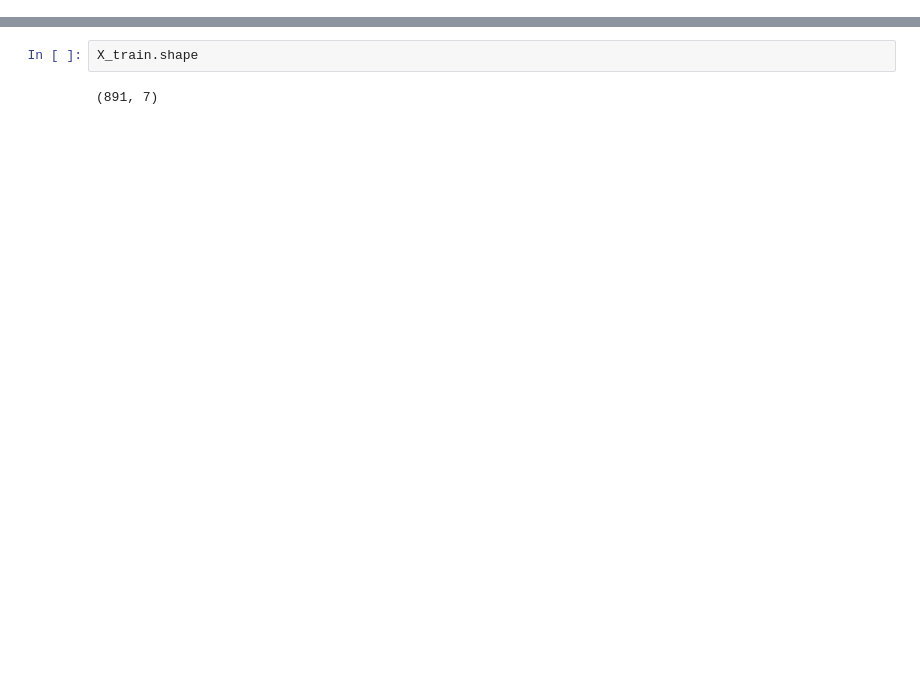
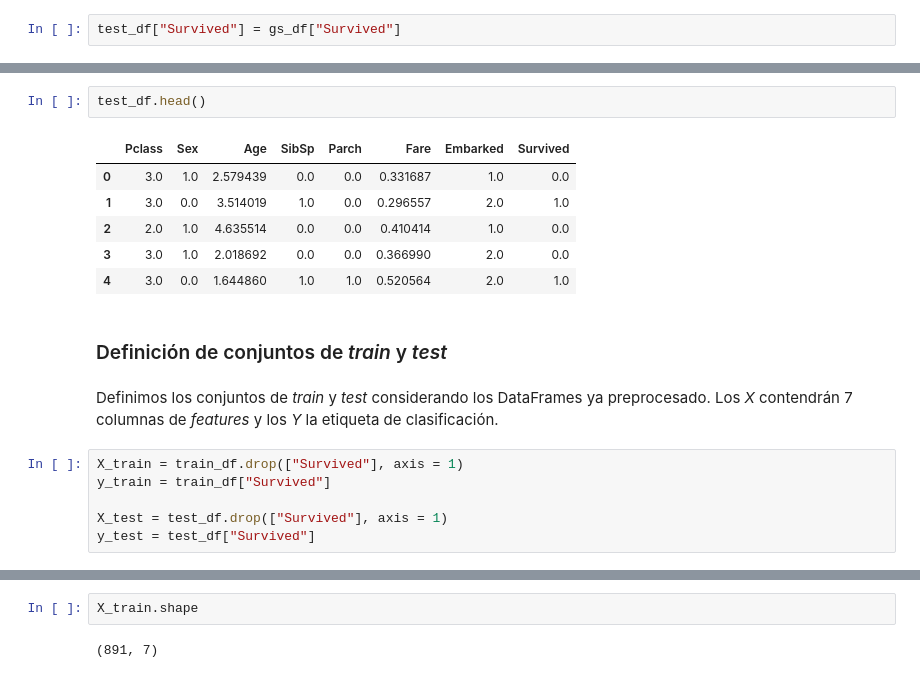
Before and after one commit to maticlein/lab1_MLA_perceptron_multicapa, a Jupyter notebook: notebooks/lab1.ipynb, the cells around one changed output, grey strips where cells are left out. Saved outputs shown, nothing was run; the diff lists cells and outputs as text; blank space fills up the shorter version.

```diff
--- a/notebooks/lab1.ipynb
+++ b/notebooks/lab1.ipynb
@@ -118,0 +29,2 @@ y_test = gs["Survived"]
+# %%
+test_df["Survived"] = gs_df["Survived"]
@@ -119,3 +180,22 @@ y_test = gs["Survived"]
+# %%
+test_df.head()
+# %% [output]
+|  | Pclass | Sex | Age | SibSp | Parch | Fare | Embarked | Survived |
+| 0 | 3.0 | 1.0 | 2.579439 | 0.0 | 0.0 | 0.331687 | 1.0 | 0.0 |
+| 1 | 3.0 | 0.0 | 3.514019 | 1.0 | 0.0 | 0.296557 | 2.0 | 1.0 |
+| 2 | 2.0 | 1.0 | 4.635514 | 0.0 | 0.0 | 0.410414 | 1.0 | 0.0 |
+| 3 | 3.0 | 1.0 | 2.018692 | 0.0 | 0.0 | 0.366990 | 2.0 | 0.0 |
+| 4 | 3.0 | 0.0 | 1.644860 | 1.0 | 1.0 | 0.520564 | 2.0 | 1.0 |
+# %% [markdown]
+### Definición de conjuntos de *train* y *test*
+# %% [markdown]
+Definimos los conjuntos de *train* y *test* considerando los DataFrames ya preprocesado. Los *X* contendrán 7 columnas de *features* y los *Y* la etiqueta de clasificación.
+# %%
+X_train = train_df.drop(["Survived"], axis = 1)
+y_train = train_df["Survived"]
+
+X_test = test_df.drop(["Survived"], axis = 1)
+y_test = test_df["Survived"]
 # %%
 X_train.info()
 # %% [output]
```
Also changed, not shown: parts of 77 cells of this notebook.
